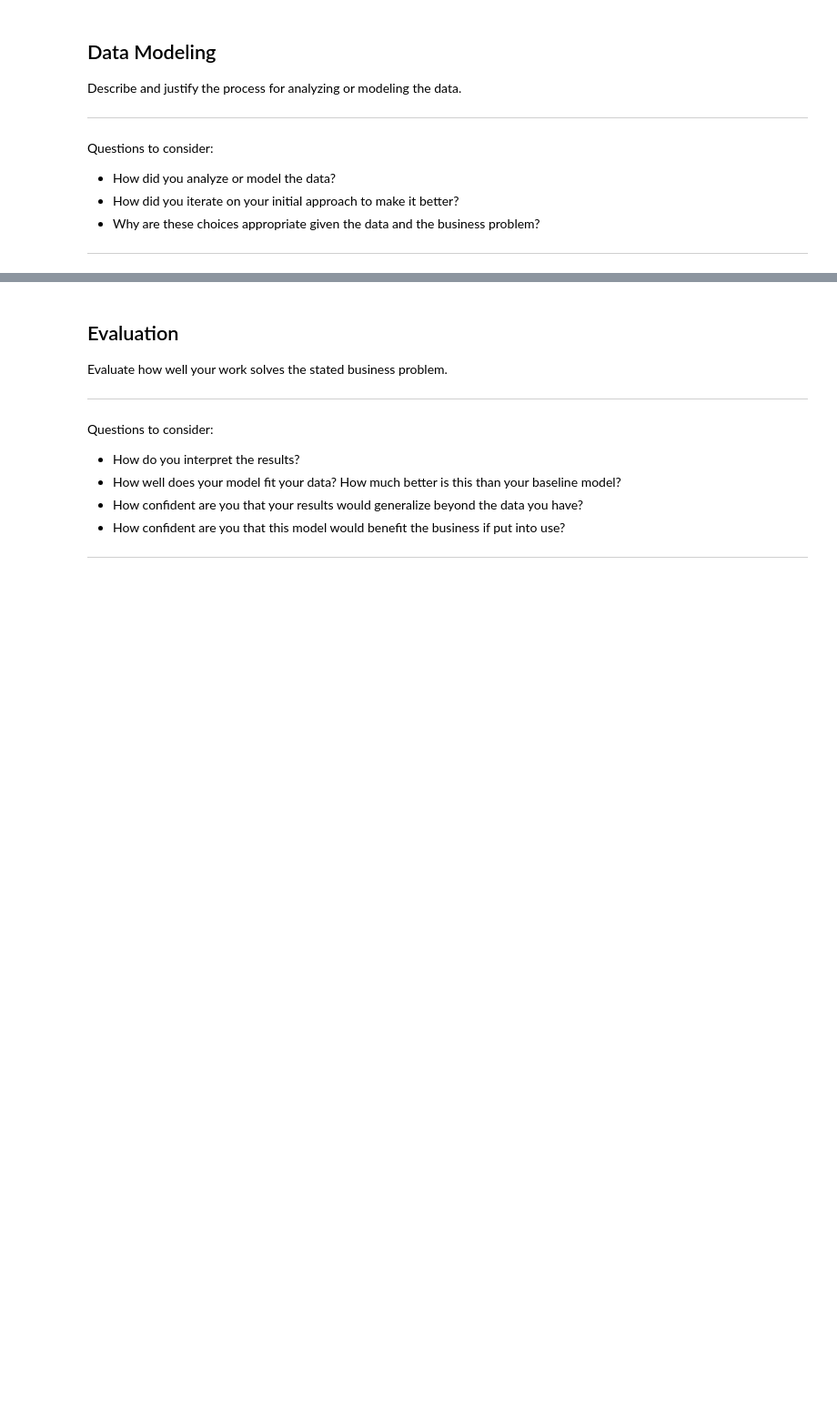
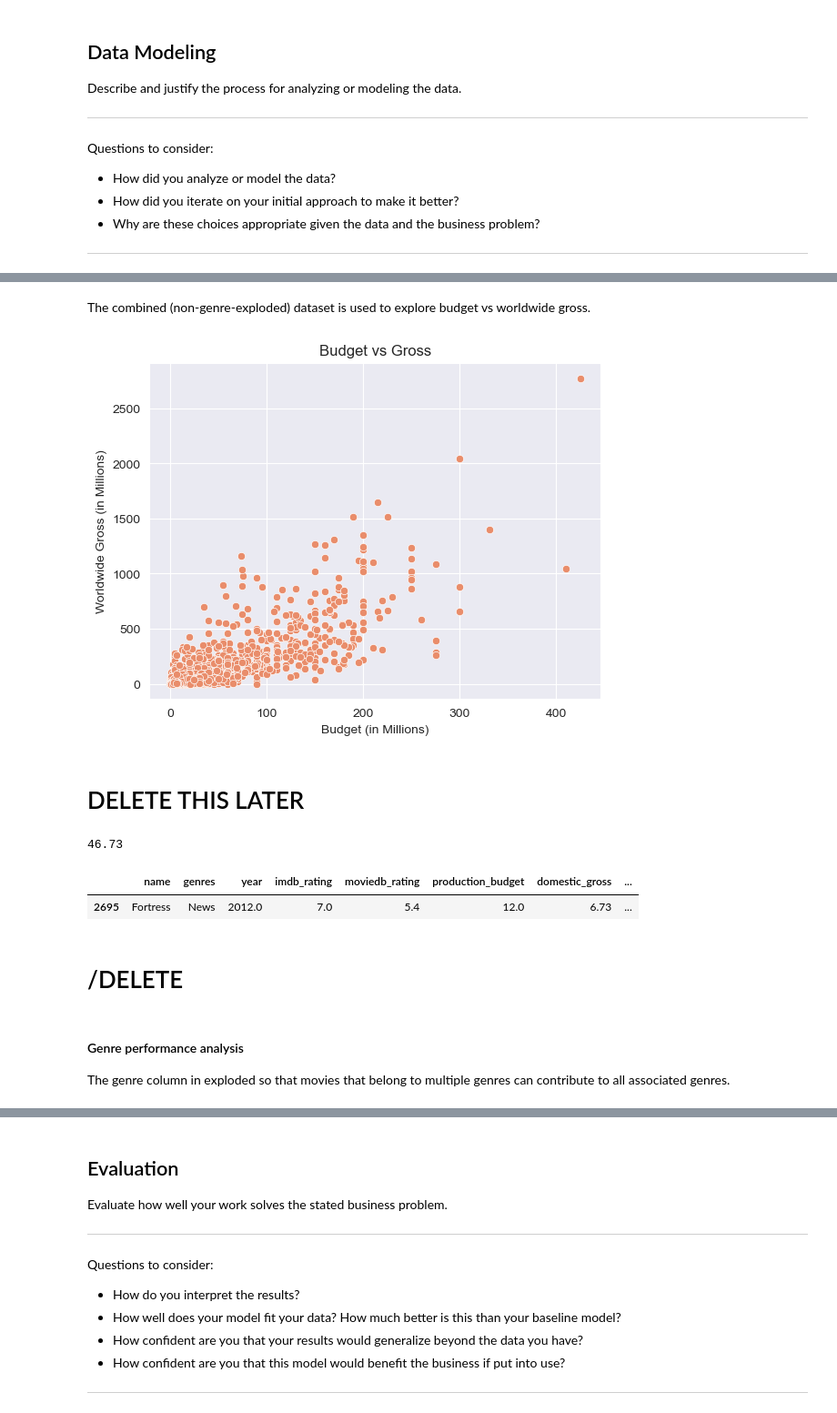
Before and after one commit to bizzfuzz/film-analysis-ms, a Jupyter notebook: film_analysis.ipynb, the cells around one changed output, grey strips where cells are left out. Shown: that part at 91% size. Drawn from its saved outputs; the diff is of its cells as text; code cells hidden in the pictures; blank space fills up the shorter version.

Commit message:
data modelling - gross & roi

```diff
--- a/film_analysis.ipynb
+++ b/film_analysis.ipynb
@@ -232,7 +235,7 @@ def in_millions(column):
     column = round(column.astype(float) / 1000000, 2)
     return column
 
-
+tn_budgets_df = load_tn()
 tn_budgets_df.domestic_gross = str_to_float_in_m(tn_budgets_df.domestic_gross)
 tn_budgets_df.worldwide_gross = str_to_float_in_m(tn_budgets_df.worldwide_gross)
 tn_budgets_df.production_budget = str_to_float_in_m(tn_budgets_df.production_budget)
@@ -243,3 +246,4 @@ combined_film_df.drop(["id", "release_date"], axis=1, inplace=True)
 combined_film_df.dropna(inplace=True)
 
 remove_combined_duplicates()
+combined_film_df.head(2)
@@ -269,0 +257,7 @@ combined_film_df.sort_values("worldwide_gross", ascending=False).head(20)
+# %%
+print("Dataset Size: ",len(combined_film_df))
+#calculating return on investment (net profit / cost * 100)
+gross = combined_film_df.worldwide_gross
+budget = combined_film_df.production_budget
+combined_film_df["ROI"] = (gross - budget)/budget * 100
+combined_film_df.sort_values("worldwide_gross", ascending=False).head(2)
@@ -269,0 +272,4 @@ combined_film_df.sort_values("worldwide_gross", ascending=False).head(20)
+# %%
+combined_film_df.genres = combined_film_df.genres.str.split(",")
+exploded_genre_df = combined_film_df.explode("genres")
+exploded_genre_df.head(5)
@@ -281,0 +305,33 @@ Questions to consider:
+# %% [markdown]
+The combined (non-genre-exploded) dataset is used to explore budget vs worldwide gross.
+# %%
+sns.set_style('darkgrid')
+sns.set_palette('flare')
+# Here you run your code to model the data
+ax = sns.scatterplot(
+    data = combined_film_df,
+    x = combined_film_df.production_budget,
+    y= combined_film_df.worldwide_gross,
+)
+rcParams['figure.figsize'] = 15, 8
+ax.set_title("Budget vs Gross")
+ax.set_xlabel("Budget (in Millions)")
+ax.set_ylabel("Worldwide Gross (in Millions)");
+# %% [output]
+[figure, added]
+# %% [markdown]
+# DELETE THIS LATER
+# %%
+gen = ["news"]
+subset = exploded_genre_df[exploded_genre_df.genres.str.lower().isin(gen)]
+print(subset.worldwide_gross.mean())
+subset.sort_values("worldwide_gross", ascending=False).head(20)
+# %% [output]
+46.73
+|  | name | genres | year | imdb_rating | moviedb_rating | production_budget | domestic_gross | ... |
+| 2695 | Fortress | News | 2012.0 | 7.0 | 5.4 | 12.0 | 6.73 | ... |
+# %% [markdown]
+# /DELETE
+# %% [markdown]
+#### Genre performance analysis
+The genre column in exploded so that movies that belong to multiple genres can contribute to all associated genres.
```
Also changed, not shown: parts of 14 cells of this notebook.
